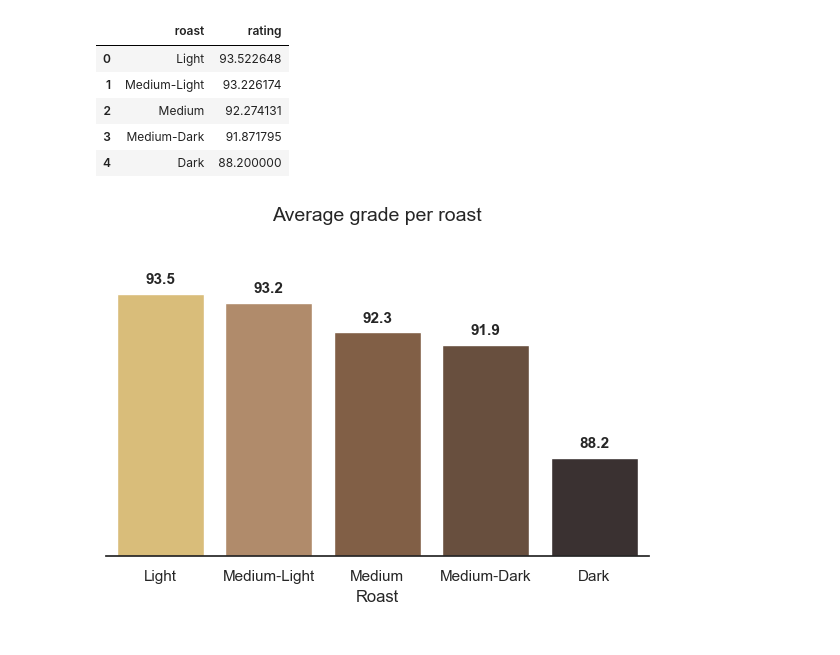
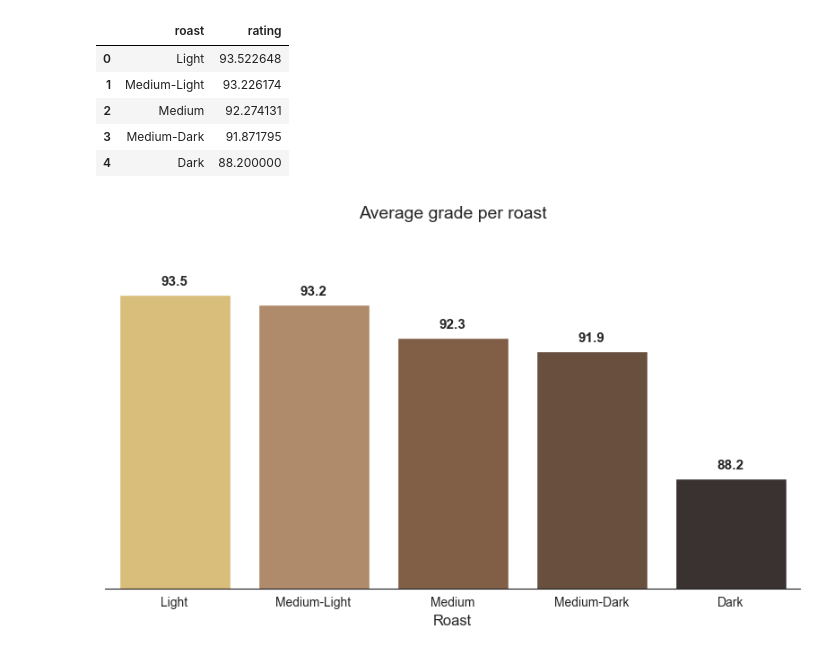
Before and after one commit to JulesCinc/coffe-consumption, a Jupyter notebook: coffee.ipynb, the cells around one changed output. Saved outputs shown, nothing was run; the diff lists cells and outputs as text; code cells hidden in the pictures.

Commit message:
add new graph

```diff
--- a/coffee.ipynb
+++ b/coffee.ipynb
@@ -75,30 +76,30 @@ display(roast)
 | 3 | Medium-Dark | 91.871795 |
 | 4 | Dark | 88.200000 |
 # %%
-plt.figure(figsize=(7, 4))
+plt.figure(figsize=(10, 5))
 sns.set_style("white") # Style très épuré sans grille
 
 coffee_palette = {
     'Light': '#E9C46A',          # Doré / Blond
     'Medium-Light': '#BC8A5F',   # Cannelle / Brun clair
     'Medium': '#8B5E3C',         # Brun moyen
     'Medium-Dark': '#6F4E37',    # Café classique
     'Dark': '#3C2F2F'            # Chocolat noir / Brûlé
 }
 
 ax = sns.barplot(data=roast, x='roast', y='rating', palette=coffee_palette, hue='roast')
 
 for container in ax.containers:
     ax.bar_label(container, fmt='%.1f', padding=5, fontsize=11, fontweight='bold')
 
 plt.ylim(85,95)
 
 plt.title('Average grade per roast', fontsize=14, pad=20)
 plt.xlabel('Roast', fontsize=12)
 
 ax.get_yaxis().set_visible(False)
 sns.despine(left=True)
 
 plt.show()
 # %% [output]
-[figure, old version]
+[figure, new version]
```
Also changed, not shown: parts of 9 cells of this notebook.
